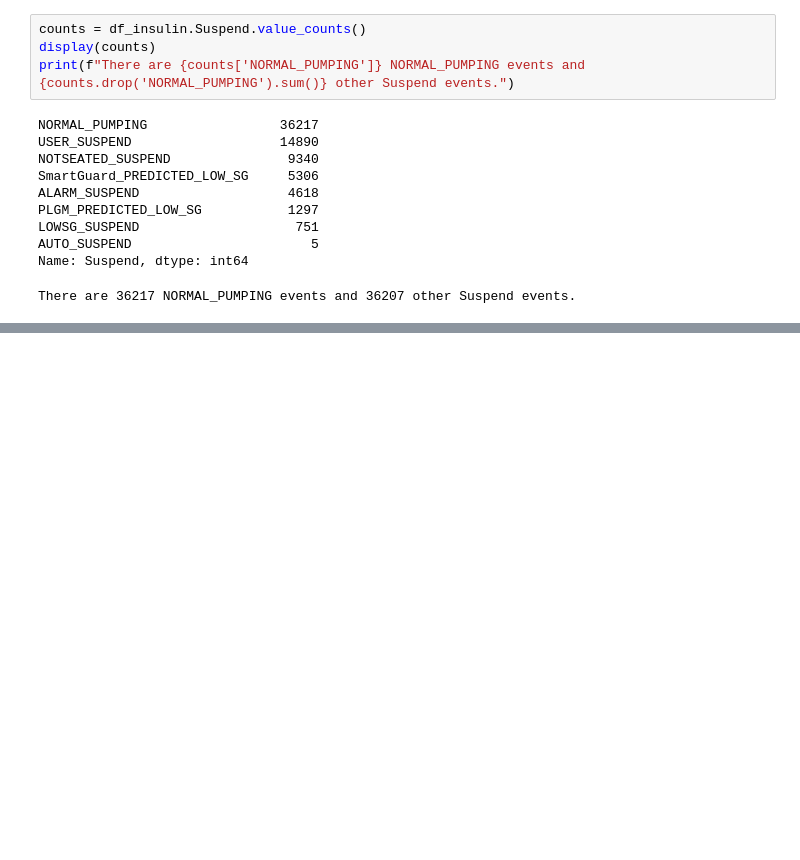
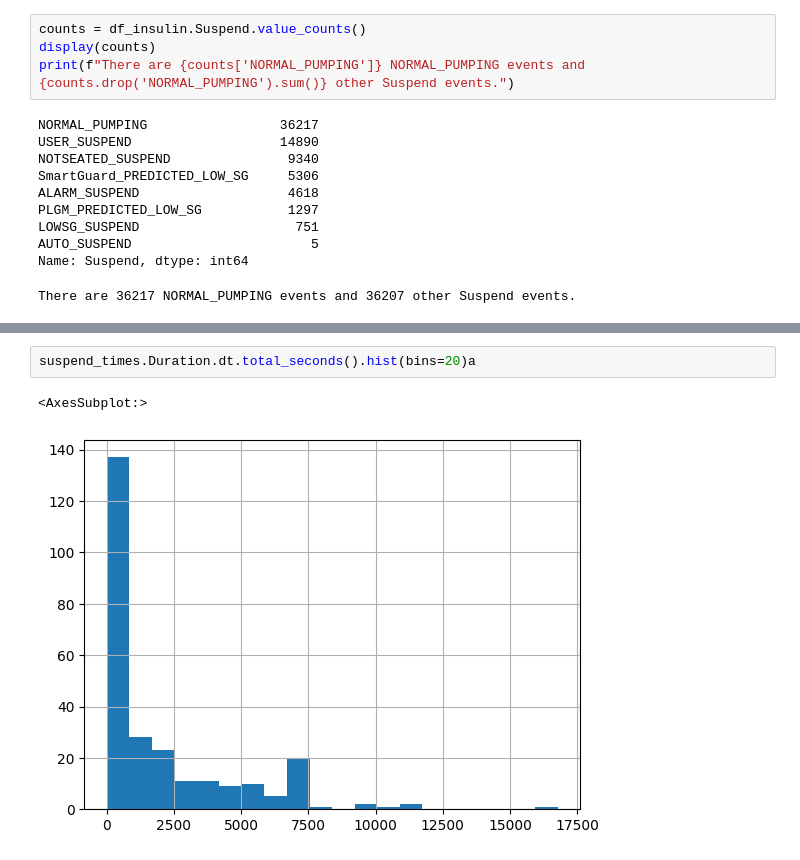
Before and after one commit to nudgebg/egvinsulin, a Jupyter notebook: notebooks/understand-flair-dataset/understand-flair-dataset.ipynb, the cells around one changed output, grey strips where cells are left out. Drawn from its saved outputs; the diff is of its cells as text; blank space fills up the shorter version.

```diff
--- a/notebooks/understand-flair-dataset/understand-flair-dataset.ipynb
+++ b/notebooks/understand-flair-dataset/understand-flair-dataset.ipynb
@@ -654,0 +689,5 @@ Name: Duration, dtype: object
+# %%
+suspend_times.Duration.dt.total_seconds().hist(bins=20)a
+# %% [output]
+<AxesSubplot:>
+[figure, added]
```
Also changed, not shown: parts of 16 cells of this notebook.
